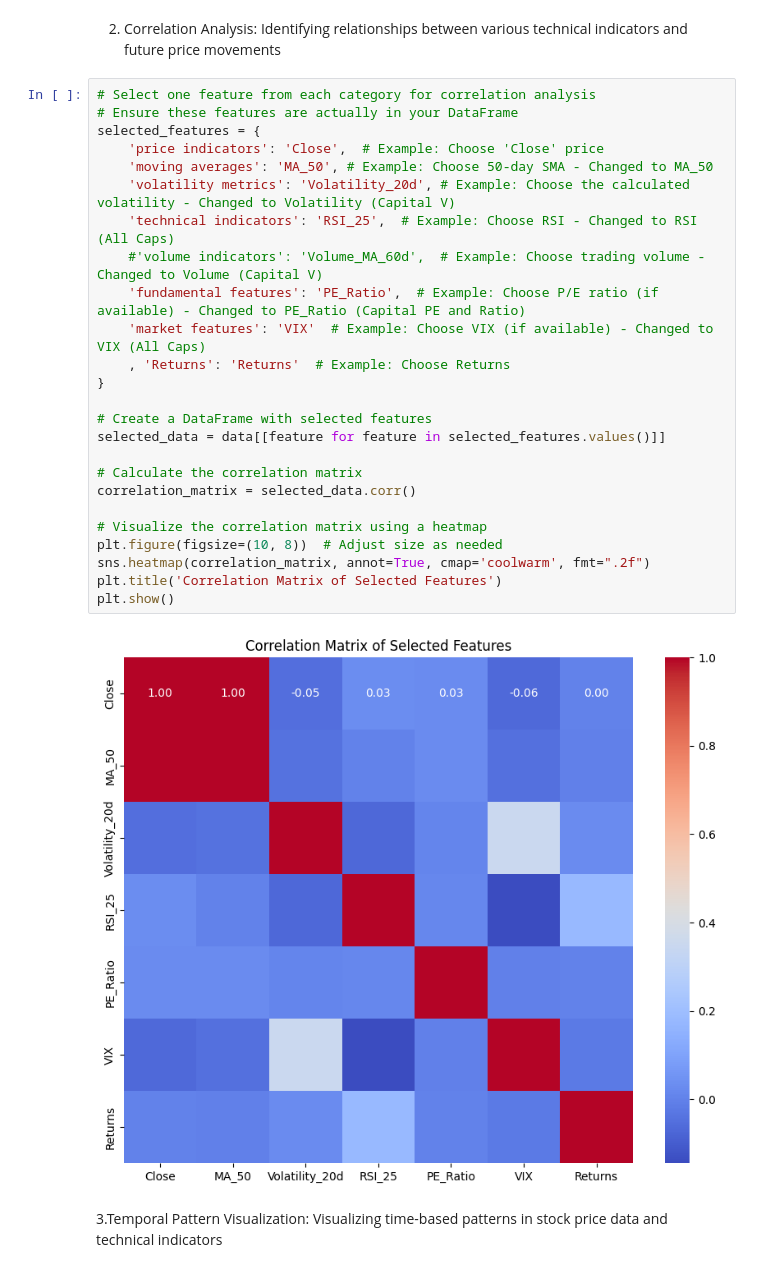
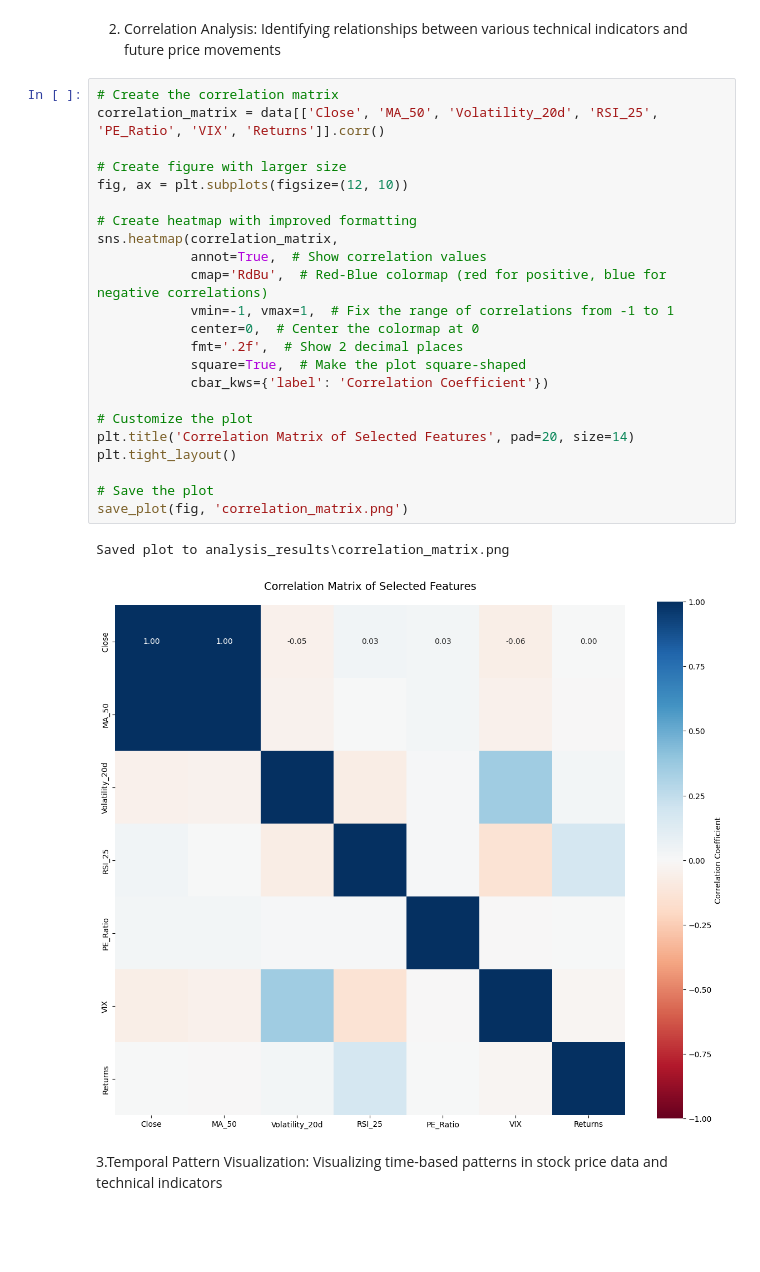
Before and after one commit to BiniamD/Class, a Jupyter notebook: SPRING -2025/ADTA 5900 - Advanced Data Analytics Capstone/Project/Code/EDA/Deep_Learning_for_Enhanced_Trading_Signal_Generation.ipynb, the cells around one changed output. Drawn from its saved outputs; the diff is of its cells as text; blank space fills up the shorter version.

```diff
--- a/SPRING -2025/ADTA 5900 - Advanced Data Analytics Capstone/Project/Code/EDA/Deep_Learning_for_Enhanced_Trading_Signal_Generation.ipynb
+++ b/SPRING -2025/ADTA 5900 - Advanced Data Analytics Capstone/Project/Code/EDA/Deep_Learning_for_Enhanced_Trading_Signal_Generation.ipynb
@@ -214,32 +222,31 @@ plt.show()
 # %% [markdown]
 2. Correlation Analysis: Identifying relationships between various technical indicators and future price movements
-# %%
-# Select one feature from each category for correlation analysis
-# Ensure these features are actually in your DataFrame
-selected_features = {
-    'price indicators': 'Close',  # Example: Choose 'Close' price
-    'moving averages': 'MA_50', # Example: Choose 50-day SMA - Changed to MA_50
-    'volatility metrics': 'Volatility_20d', # Example: Choose the calculated volatility - Changed to Volatility (Capital V)
-    'technical indicators': 'RSI_25',  # Example: Choose RSI - Changed to RSI (All Caps)
-    #'volume indicators': 'Volume_MA_60d',  # Example: Choose trading volume - Changed to Volume (Capital V)
-    'fundamental features': 'PE_Ratio',  # Example: Choose P/E ratio (if available) - Changed to PE_Ratio (Capital PE and Ratio)
-    'market features': 'VIX'  # Example: Choose VIX (if available) - Changed to VIX (All Caps)
-    , 'Returns': 'Returns'  # Example: Choose Returns
-}
-
-# Create a DataFrame with selected features
-selected_data = data[[feature for feature in selected_features.values()]]
-
-# Calculate the correlation matrix
-correlation_matrix = selected_data.corr()
-
-# Visualize the correlation matrix using a heatmap
-plt.figure(figsize=(10, 8))  # Adjust size as needed
-sns.heatmap(correlation_matrix, annot=True, cmap='coolwarm', fmt=".2f")
-plt.title('Correlation Matrix of Selected Features')
-plt.show()
-# %% [output]
-[figure, removed]
+# %%
+# Create the correlation matrix
+correlation_matrix = data[['Close', 'MA_50', 'Volatility_20d', 'RSI_25', 'PE_Ratio', 'VIX', 'Returns']].corr()
+
+# Create figure with larger size
+fig, ax = plt.subplots(figsize=(12, 10))
+
+# Create heatmap with improved formatting
+sns.heatmap(correlation_matrix,
+            annot=True,  # Show correlation values
+            cmap='RdBu',  # Red-Blue colormap (red for positive, blue for negative correlations)
+            vmin=-1, vmax=1,  # Fix the range of correlations from -1 to 1
+            center=0,  # Center the colormap at 0
+            fmt='.2f',  # Show 2 decimal places
+            square=True,  # Make the plot square-shaped
+            cbar_kws={'label': 'Correlation Coefficient'})
+
+# Customize the plot
+plt.title('Correlation Matrix of Selected Features', pad=20, size=14)
+plt.tight_layout()
+
+# Save the plot
+save_plot(fig, 'correlation_matrix.png')
+# %% [output]
+Saved plot to analysis_results\correlation_matrix.png
+[figure, added]
 # %% [markdown]
 3.Temporal Pattern Visualization: Visualizing time-based patterns in stock price data and technical indicators
 # %%
```
Also changed, not shown: parts of 7 cells of this notebook, 13 other files.
